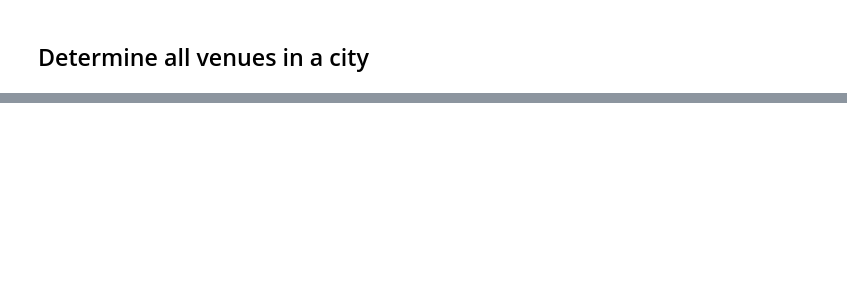
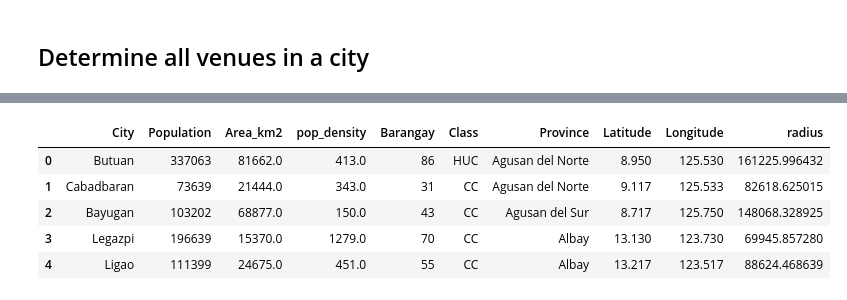
Before and after one commit to aldencabajar/coursera_capstone, a Jupyter notebook: capstone_project_notebook .ipynb, the cells around one changed output, grey strips where cells are left out. Cells and saved outputs as stored; diff of their text form; code cells hidden in the pictures; blank space fills up the shorter version.

```diff
--- a/capstone_project_notebook .ipynb
+++ b/capstone_project_notebook .ipynb
@@ -214,0 +315,13 @@ city_info_fnl.shape
+# %%
+import math
+city_info_fnl['radius'] = [math.sqrt(area/math.pi)*1000 for area in city_info_fnl.Area_km2]
+city_info_fnl = city_info_fnl.set_index('City').drop(index = ['Malaybalay', 'Ilagan', 'Iligan', 'Quezon City', 'Puerto Princesa', 'Calbayog']).reset_index()
+# %%
+city_info_fnl.head()
+# %% [output]
+|  | City | Population | Area_km2 | pop_density | Barangay | Class | Province | Latitude | Longitude | radius |
+| 0 | Butuan | 337063 | 81662.0 | 413.0 | 86 | HUC | Agusan del Norte | 8.950 | 125.530 | 161225.996432 |
+| 1 | Cabadbaran | 73639 | 21444.0 | 343.0 | 31 | CC | Agusan del Norte | 9.117 | 125.533 | 82618.625015 |
+| 2 | Bayugan | 103202 | 68877.0 | 150.0 | 43 | CC | Agusan del Sur | 8.717 | 125.750 | 148068.328925 |
+| 3 | Legazpi | 196639 | 15370.0 | 1279.0 | 70 | CC | Albay | 13.130 | 123.730 | 69945.857280 |
+| 4 | Ligao | 111399 | 24675.0 | 451.0 | 55 | CC | Albay | 13.217 | 123.517 | 88624.468639 |
```
Also changed, not shown: parts of 25 cells of this notebook.
